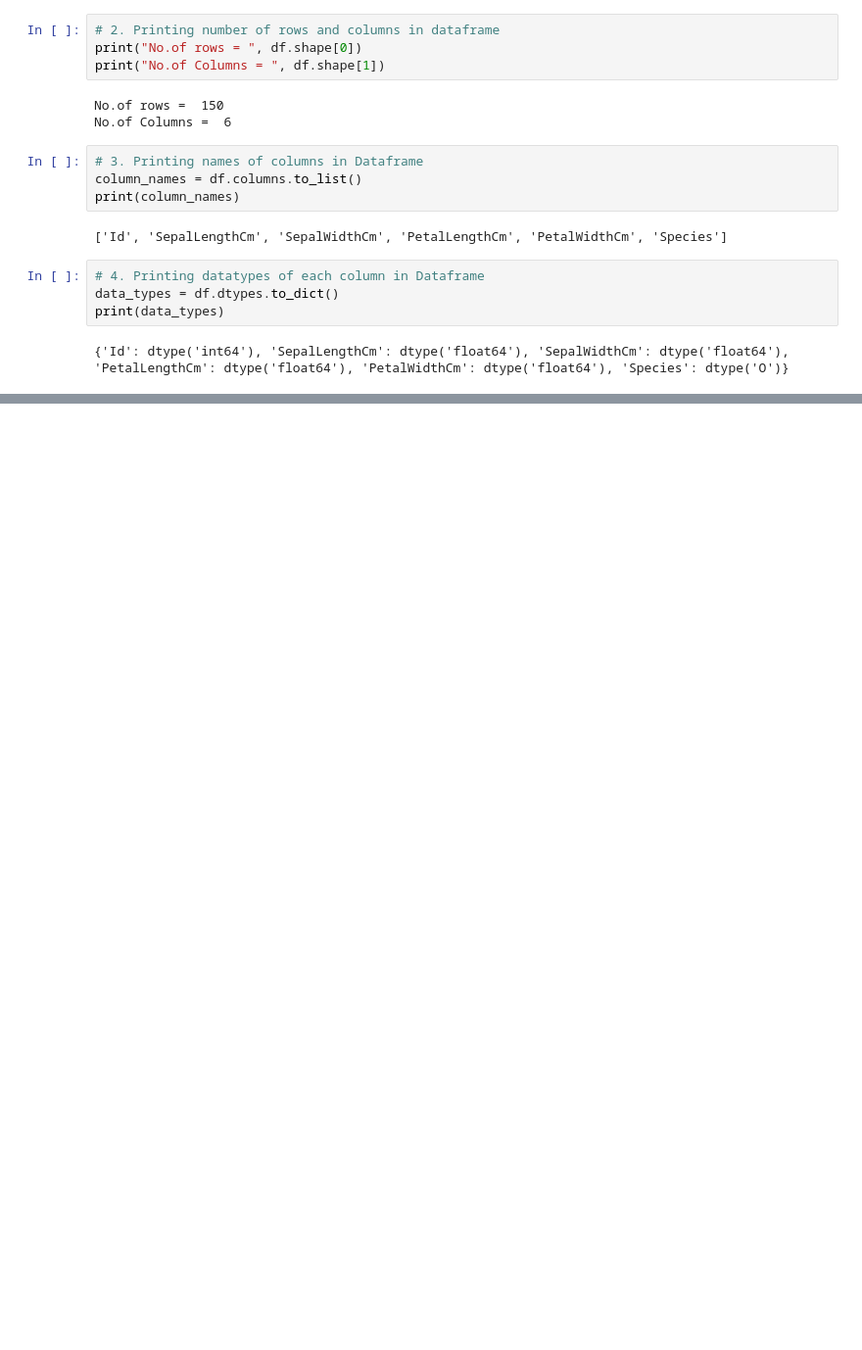
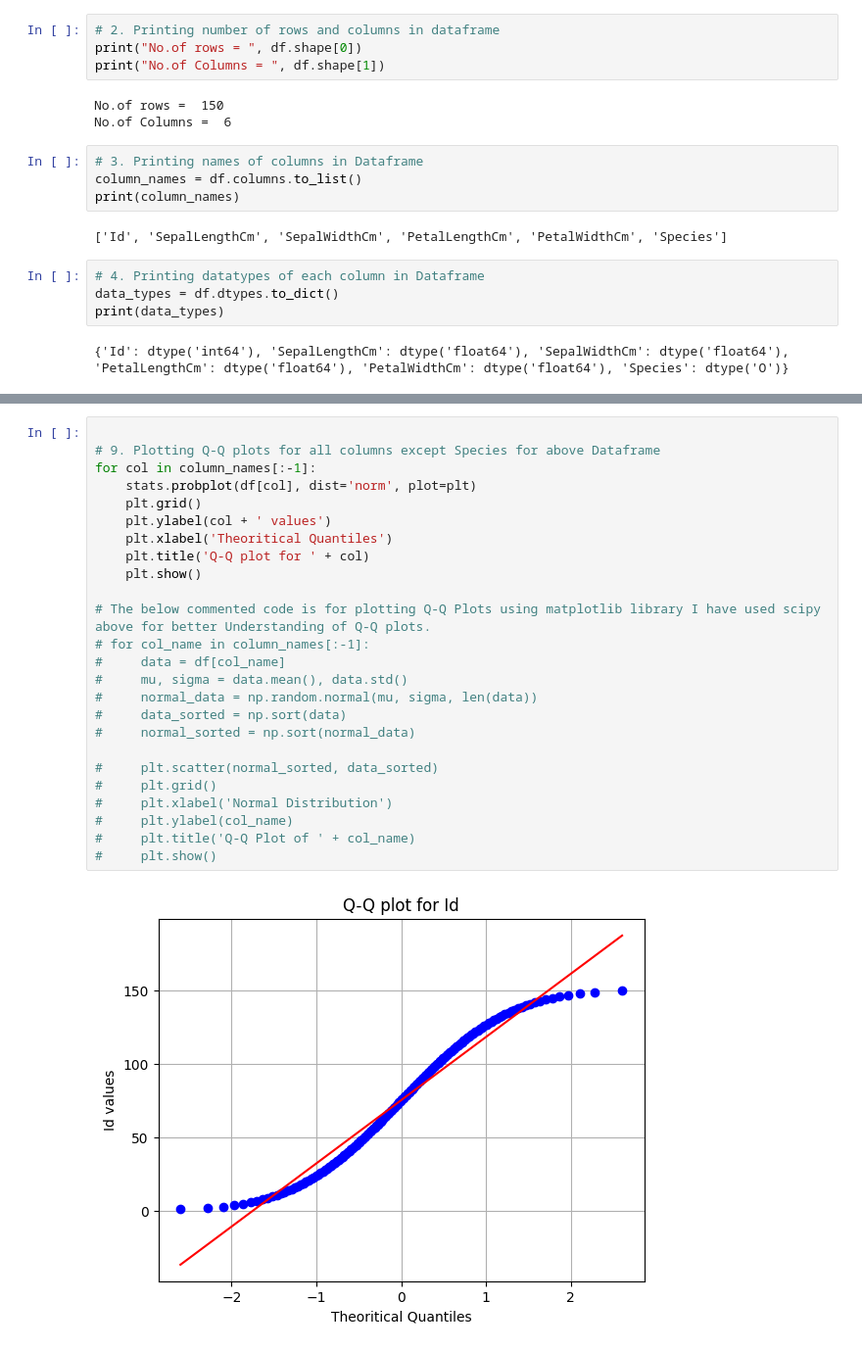
Before and after one commit to Lohith-9923/SoC, a Jupyter notebook: Week-2/Week_2.ipynb, the cells around one changed output, grey strips where cells are left out. Shown at 98% size. Drawn from its saved outputs; the diff is of its cells as text; blank space fills up the shorter version.

```diff
--- a/Week-2/Week_2.ipynb
+++ b/Week-2/Week_2.ipynb
@@ -117,0 +137,27 @@ plt.show()
+# %%
+
+# 9. Plotting Q-Q plots for all columns except Species for above Dataframe
+for col in column_names[:-1]:
+    stats.probplot(df[col], dist='norm', plot=plt)
+    plt.grid()
+    plt.ylabel(col + ' values')
+    plt.xlabel('Theoritical Quantiles')
+    plt.title('Q-Q plot for ' + col)
+    plt.show()
+
+# The below commented code is for plotting Q-Q Plots using matplotlib library I have used scipy above for better Understanding of Q-Q plots.
+# for col_name in column_names[:-1]:
+#     data = df[col_name]
+#     mu, sigma = data.mean(), data.std()
+#     normal_data = np.random.normal(mu, sigma, len(data))
+#     data_sorted = np.sort(data)
+#     normal_sorted = np.sort(normal_data)
+
+#     plt.scatter(normal_sorted, data_sorted)
+#     plt.grid()
+#     plt.xlabel('Normal Distribution')
+#     plt.ylabel(col_name)
+#     plt.title('Q-Q Plot of ' + col_name)
+#     plt.show()
+# %% [output]
+[figure, added]
```
Also changed, not shown: parts of 10 cells of this notebook.
